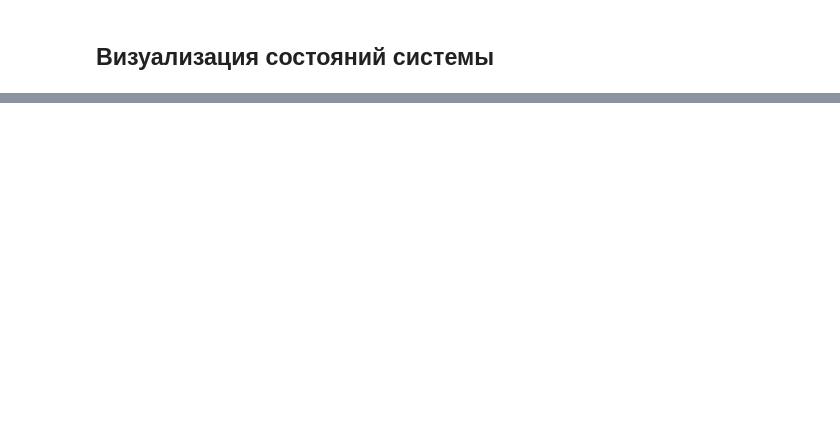
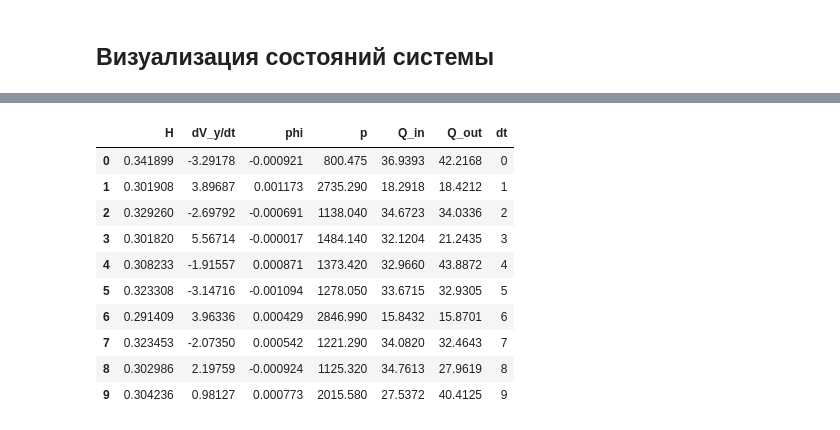
Before and after one commit to shustrov38/jubilant-bassoon, a Jupyter notebook: scripts/approx.ipynb, the cells around one changed output, grey strips where cells are left out. Cells and saved outputs as stored; diff of their text form; code cells hidden in the pictures; blank space fills up the shorter version.

```diff
--- a/scripts/approx.ipynb
+++ b/scripts/approx.ipynb
@@ -185,3 +193,49 @@ df.head(10)
+# %%
+SIMULATION_DT = 1
+
+result_name = 'sim_0_100_theta_0_075_height_0_75_wave_0_5_clamp_phi_fixed_damp_inс.csv'
+result_name = 'sim_0_100_theta_0_075_height_0_75_wave_0_5_clamp_phi_fixed_damp_inс2.csv'
+result_name = 'sim_0_100_theta_0_075_height_0_75_wave_0_5_clamp_phi_fixed_damp_inс0_5.csv'
+result_name = 'sim_0_100_theta_0_075_height_0_75_wave_0_5_clamp_phi_fixed_damp_inс0_1.csv'
+
+result_name = 'sim_0_100_theta_0_01_height_0_5_wave_0_5_clamp_phi_fixed_damp_inс0.5.csv'
+result_name = 'sim_0_100_theta_0_01_height_0_5_wave_0_5_clamp_phi_fixed_damp_inс.csv'
+result_name = 'sim_0_100_theta_0_01_height_0_5_wave_0_5_clamp_phi_fixed_damp_inс2.csv'
+result_name = 'sim_0_100_theta_0_01_height_0_5_wave_0_5_clamp_phi_fixed_damp_inс5.csv'
+result_name = 'sim_0_100_theta_0_01_height_0_5_wave_0_5_clamp_phi_fixed_damp_inс0.2.csv'
+
+result_name = 'sim_0_100_theta_0_005_height_0_5_wave_0_5_clamp_phi_fixed_damp_inс5.csv'
+result_name = 'sim_0_100_theta_0_005_height_0_5_wave_0_5_clamp_phi_fixed_damp_inс.csv'
+
+result_name = 'new_sim_0_10_dt_1e7_theta_0_005_damp_0_2.csv'
+result_name = 'new_sim_0_10_dt_1e7_theta_0_005_damp_0_001.csv'
+result_name = 'new_sim_0_10_dt_1e7_theta_0_005_damp_0_0001.csv'
+result_name = 'new_sim_0_10_dt_1e7_theta_0_005_damp_0_005.csv'
+result_name = 'new_sim_0_10_dt_1e7_theta_0_005_damp_0_01.csv'
+result_name = 'new_sim_0_100_dt_1e7_theta_0_005_damp_0_01.csv'
+# result_name = 'new_sim_0_10_dt_1e7_theta_0_005_damp_100.csv'
+# result_name = 'new_sim_0_10_dt_1e7_theta_0_005_damp_20.csv'
+# result_name = 'new_sim_0_10_dt_1e7_theta_0_005_damp_5.csv'
+# result_name = 'new_sim_0_100_dt_1e7_theta_0_005.csv'
+
+df = pd.read_csv(RESOURCES_PATH / result_name, delimiter='\t')
+df['dt'] = df.index * SIMULATION_DT
+
+df = df[0:301]
+
+df.head(10)
+# %% [output]
+|  | H | dV_y/dt | phi | p | Q_in | Q_out | dt |
+| 0 | 0.341899 | -3.29178 | -0.000921 | 800.475 | 36.9393 | 42.2168 | 0 |
+| 1 | 0.301908 | 3.89687 | 0.001173 | 2735.290 | 18.2918 | 18.4212 | 1 |
+| 2 | 0.329260 | -2.69792 | -0.000691 | 1138.040 | 34.6723 | 34.0336 | 2 |
+| 3 | 0.301820 | 5.56714 | -0.000017 | 1484.140 | 32.1204 | 21.2435 | 3 |
+| 4 | 0.308233 | -1.91557 | 0.000871 | 1373.420 | 32.9660 | 43.8872 | 4 |
+| 5 | 0.323308 | -3.14716 | -0.001094 | 1278.050 | 33.6715 | 32.9305 | 5 |
+| 6 | 0.291409 | 3.96336 | 0.000429 | 2846.990 | 15.8432 | 15.8701 | 6 |
+| 7 | 0.323453 | -2.07350 | 0.000542 | 1221.290 | 34.0820 | 32.4643 | 7 |
+| 8 | 0.302986 | 2.19759 | -0.000924 | 1125.320 | 34.7613 | 27.9619 | 8 |
+| 9 | 0.304236 | 0.98127 | 0.000773 | 2015.580 | 27.5372 | 40.4125 | 9 |
 # %%
 tb = df
 
```
Also changed, not shown: parts of 3 cells of this notebook, 26 other files.
